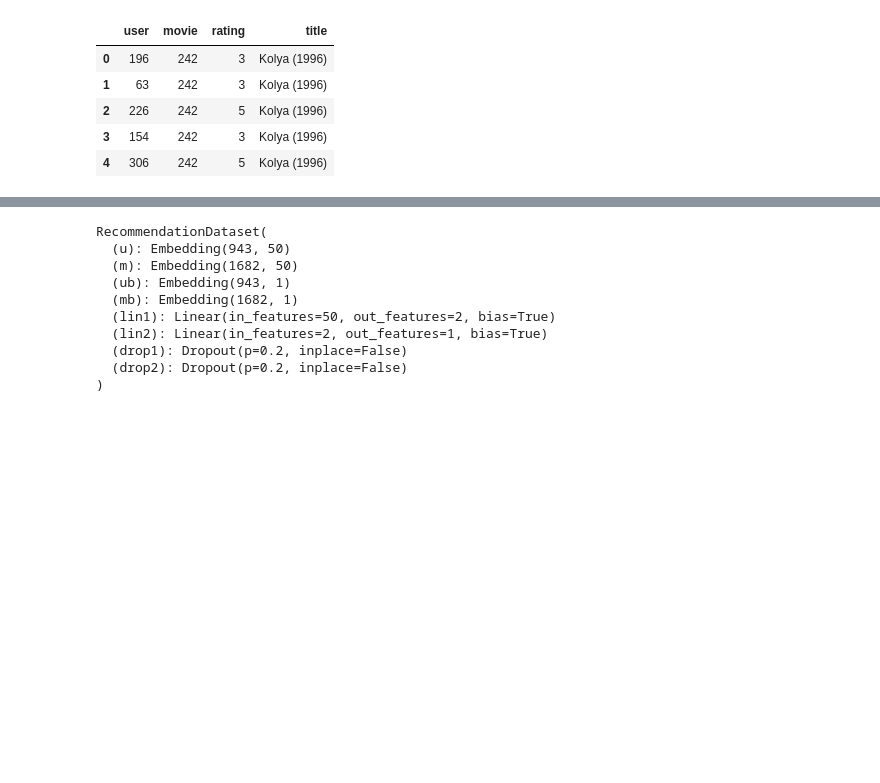
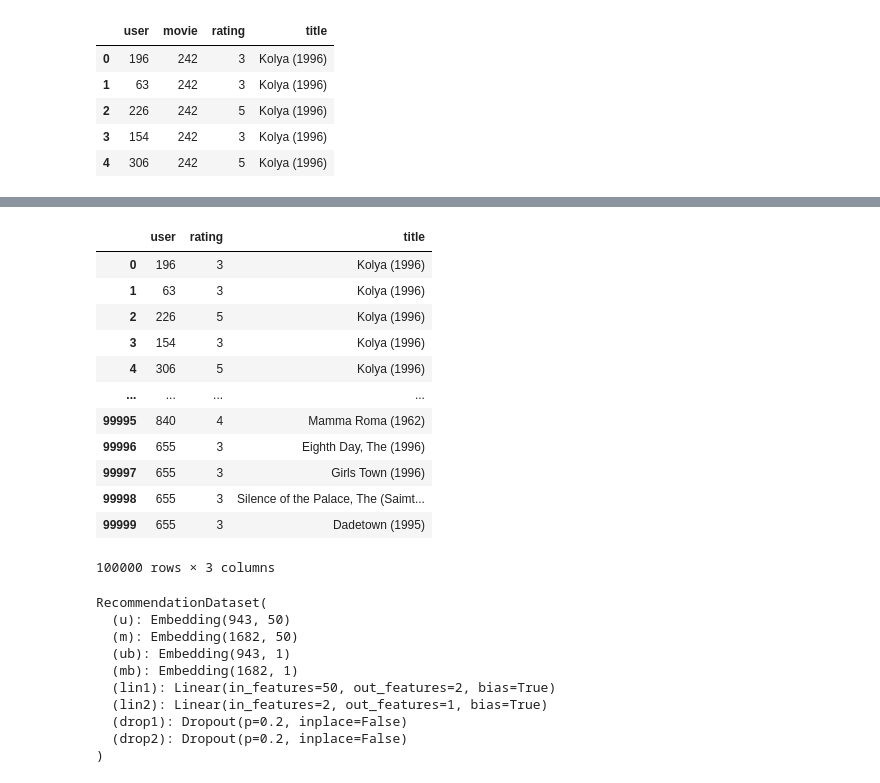
Before and after one commit to ChrisAlex2104/-Recommendation-using-Collaborative-Filtering, a Jupyter notebook: AI Final Project using deep neural networks.ipynb, the cells around one changed output, grey strips where cells are left out. Saved outputs shown, nothing was run; the diff lists cells and outputs as text; code cells hidden in the pictures; blank space fills up the shorter version.

```diff
--- a/AI Final Project using deep neural networks.ipynb
+++ b/AI Final Project using deep neural networks.ipynb
@@ -79,6 +79,24 @@ dls.show_batch(), ratings
  99999   655   1641       3                                     Dadetown (1995)
 
  [100000 rows x 4 columns])
+# %%
+ratings_df=ratings.drop('movie', axis=1)
+# %%
+ratings_df
+# %% [output]
+|  | user | rating | title |
+| 0 | 196 | 3 | Kolya (1996) |
+| 1 | 63 | 3 | Kolya (1996) |
+| 2 | 226 | 5 | Kolya (1996) |
+| 3 | 154 | 3 | Kolya (1996) |
+| 4 | 306 | 5 | Kolya (1996) |
+| ... | ... | ... | ... |
+| 99995 | 840 | 4 | Mamma Roma (1962) |
+| 99996 | 655 | 3 | Eighth Day, The (1996) |
+| 99997 | 655 | 3 | Girls Town (1996) |
+| 99998 | 655 | 3 | Silence of the Palace, The (Saimt... |
+| 99999 | 655 | 3 | Dadetown (1995) |
+100000 rows × 3 columns
 # %%
 n_factors = 50 # n_factors i.e. 1 dimension of embeddings (random)
 # %%
```
Also changed, not shown: parts of 21 cells of this notebook, 1 other file.
